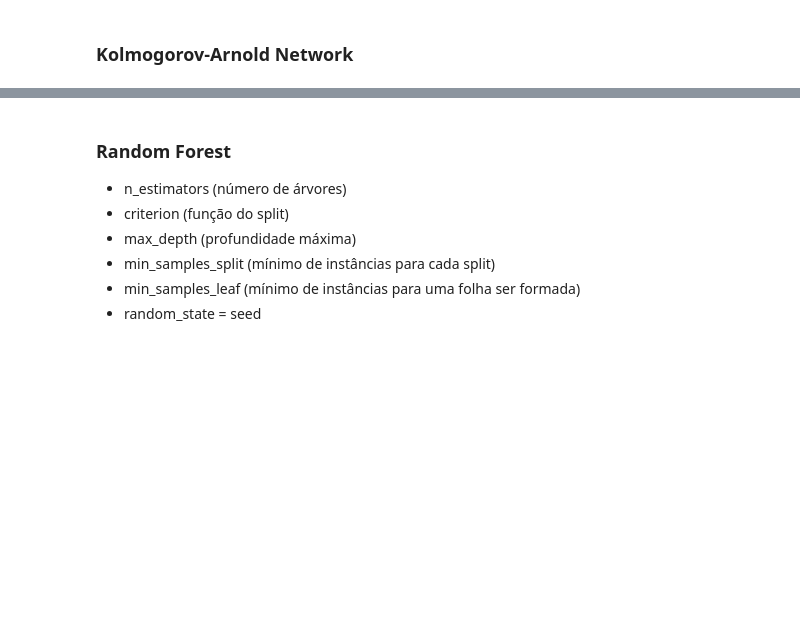
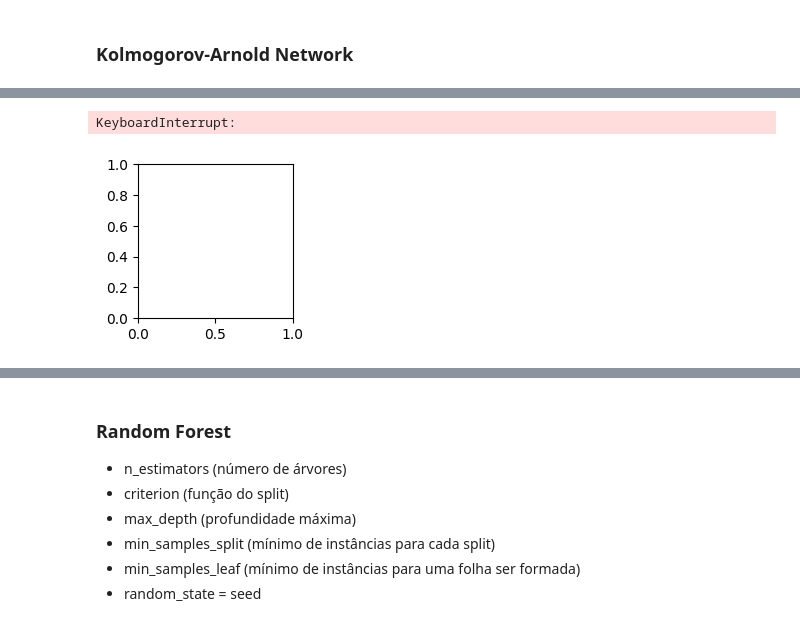
Before and after one commit to pedrobslima/redes_neurais, a Jupyter notebook: projeto_rn.ipynb, the cells around one changed output, grey strips where cells are left out. Saved outputs shown, nothing was run; the diff lists cells and outputs as text; code cells hidden in the pictures; blank space fills up the shorter version.

```diff
--- a/projeto_rn.ipynb
+++ b/projeto_rn.ipynb
@@ -1547,0 +1698,24 @@ kanet = kanet.fit(X_train3, y_train3)
+# %%
+train_input = pd.concat([X_train1_norm, X_val1_norm], ignore_index=True)
+train_label = pd.concat([y_train1_norm, y_val1], ignore_index=True)
+
+dataset = {'train_input': train_input,
+           'train_label': train_label,
+           'test_input': X_test1_norm,
+           'test_label': y_test1}
+
+'''{'hidden_neurons1': 19,
+ 'hidden_neurons2': 5,
+ 'grid': 4,
+ 'k': 5,
+ 'lr': 0.0001,
+ 'steps': 20,
+ 'base_fun': 'zero',
+ 'opt': 'Adam'}'''
+
+kanet = KANClassifier(width=[19,19,5,2], grid=4, k=5, random_state=seed, lr=0.0001, steps=20, base_fun='zero', loss_fn=kanMSELoss(), opt='Adam').fit(dataset)
+# %%
+kanet.plot()
+# %% [output]
+KeyboardInterrupt:
+[figure, added]
```
Also changed, not shown: parts of 91 cells of this notebook, 2 other files.
